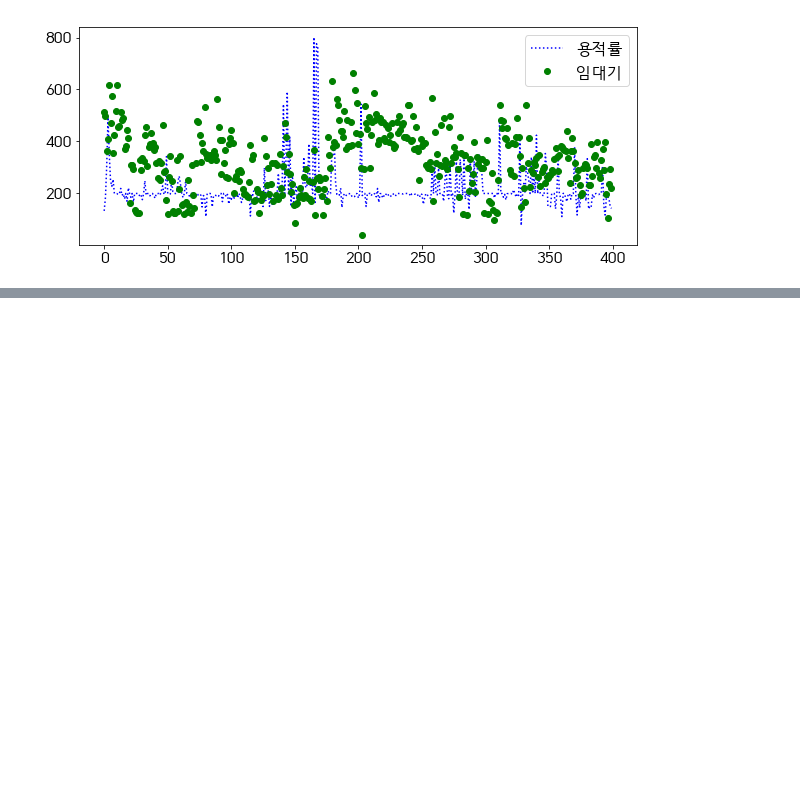
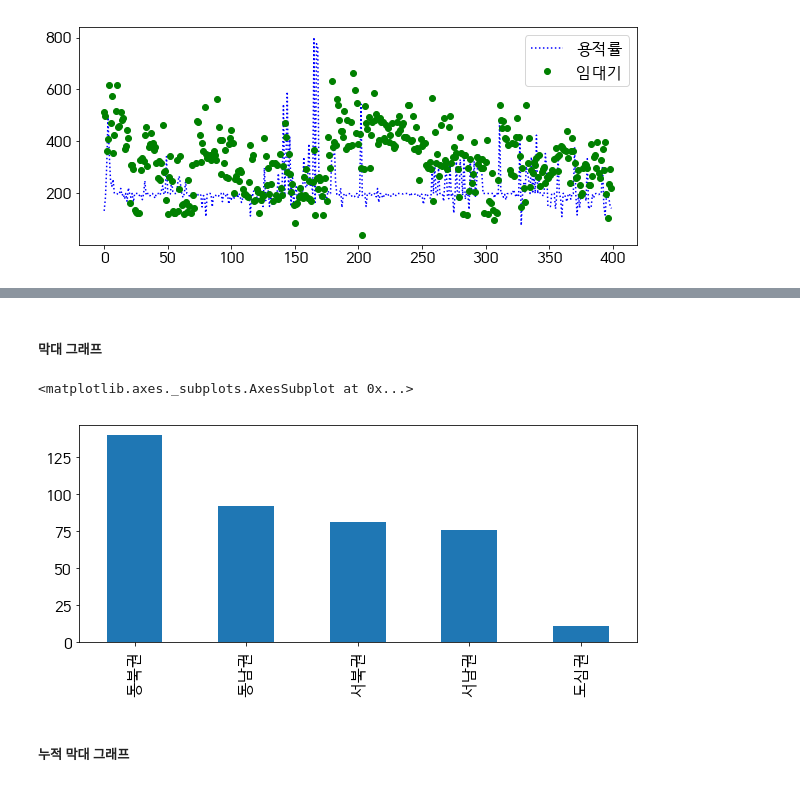
Before and after one commit to BerniceLee/ywpython, a Jupyter notebook: 0618_matplotlib.ipynb, the cells around one changed output, grey strips where cells are left out. Saved outputs shown, nothing was run; the diff lists cells and outputs as text; code cells hidden in the pictures; blank space fills up the shorter version.

Commit message:
0618 matplotlib2

```diff
--- a/0618_matplotlib.ipynb
+++ b/0618_matplotlib.ipynb
@@ -394,0 +450,11 @@ plt.show()
+# %% [markdown]
+##### 막대 그래프
+# %%
+AreaTb1 = pd.value_counts(df.Area)
+# AreaTb1.plot.bar()
+AreaTb1.plot(kind="bar", x="AreaTb1.index", y="AreaTb1.value")
+# %% [output]
+<matplotlib.axes._subplots.AxesSubplot at 0x...>
+[figure, added]
+# %% [markdown]
+##### 누적 막대 그래프
```
Also changed, not shown: parts of 23 cells of this notebook.
